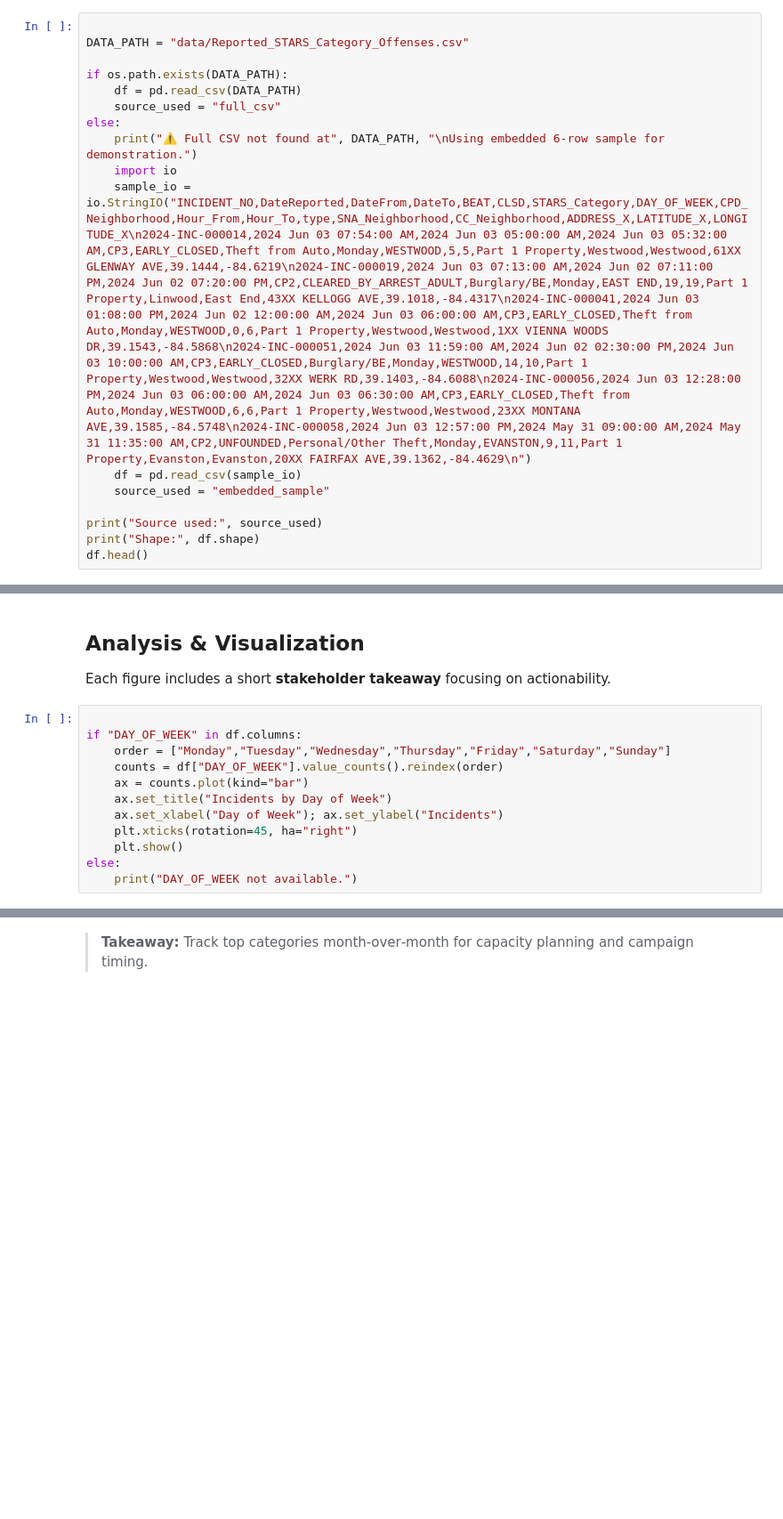
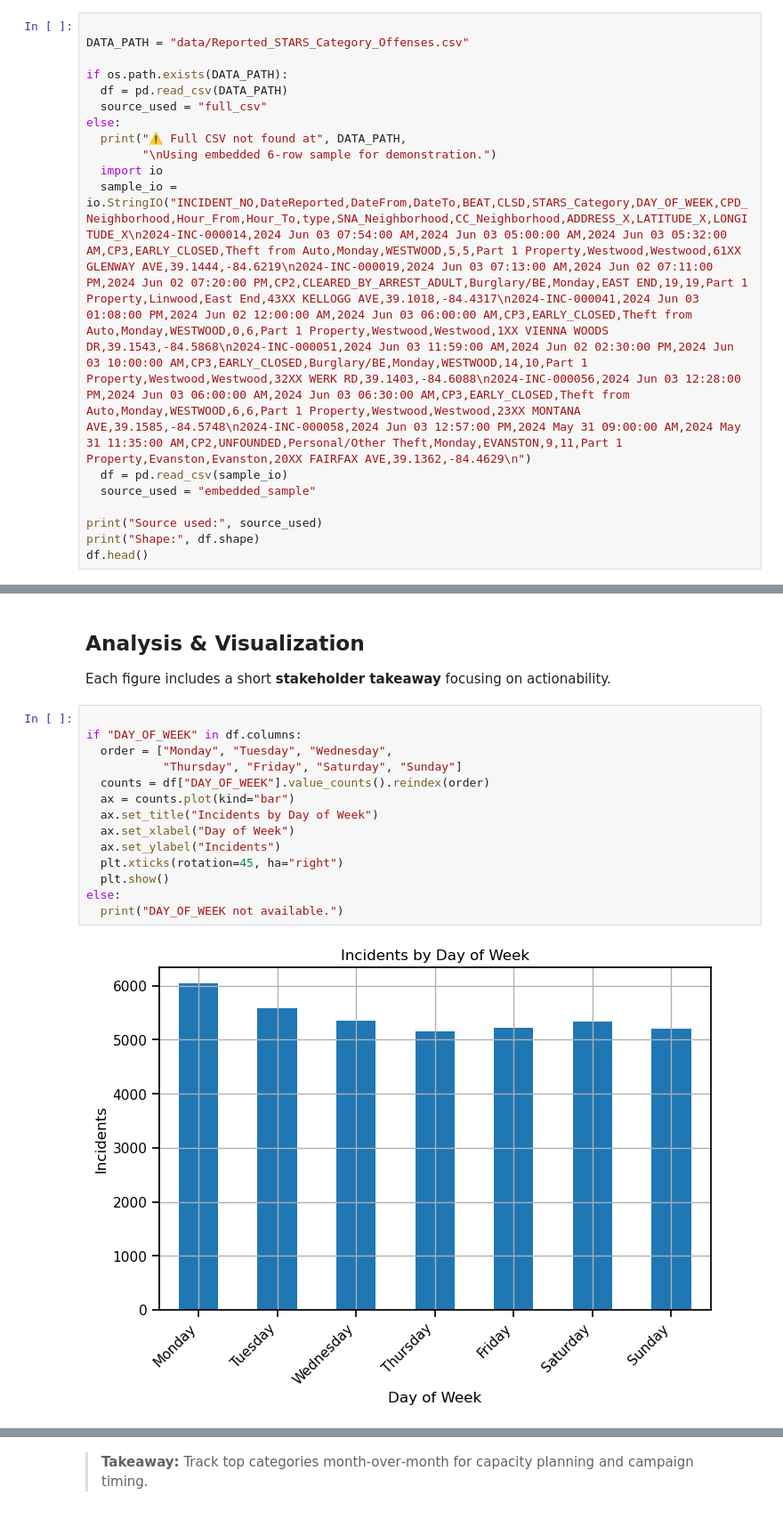
Before and after one commit to IT2053C-Gilany/final-project-sil6s, a Jupyter notebook: final-project.ipynb, the cells around one changed output, grey strips where cells are left out. Shown at 89% size. Saved outputs shown, nothing was run; the diff lists cells and outputs as text; blank space fills up the shorter version.

```diff
--- a/final-project.ipynb
+++ b/final-project.ipynb
@@ -100,14 +152,15 @@ For portability, this notebook includes a **tiny embedded sample** used only if
 DATA_PATH = "data/Reported_STARS_Category_Offenses.csv"
 
 if os.path.exists(DATA_PATH):
-    df = pd.read_csv(DATA_PATH)
-    source_used = "full_csv"
+  df = pd.read_csv(DATA_PATH)
+  source_used = "full_csv"
 else:
-    print("⚠️ Full CSV not found at", DATA_PATH, "\nUsing embedded 6‑row sample for demonstration.")
-    import io
-    sample_io = io.StringIO("INCIDENT_NO,DateReported,DateFrom,DateTo,BEAT,CLSD,STARS_Category,DAY_OF_WEEK,CPD_Neighborhood,Hour_From,Hour_To,type,SNA_Neighborhood,CC_Neighborhood,ADDRESS_X,LATITUDE_X,LONGITUDE_X\n2024-INC-000014,2024 Jun 03 07:54:00 AM,2024 Jun 03 05:00:00 AM,2024 Jun 03 05:32:00 AM,CP3,EARLY_CLOSED,Theft from Auto,Monday,WESTWOOD,5,5,Part 1 Property,Westwood,Westwood,61XX GLENWAY AVE,39.1444,-84.6219\n2024-INC-000019,2024 Jun 03 07:13:00 AM,2024 Jun 02 07:11:00 PM,2024 Jun 02 07:20:00 PM,CP2,CLEARED_BY_ARREST_ADULT,Burglary/BE,Monday,EAST END,19,19,Part 1 Property,Linwood,East End,43XX KELLOGG AVE,39.1018,-84.4317\n2024-INC-000041,2024 Jun 03 01:08:00 PM,2024 Jun 02 12:00:00 AM,2024 Jun 03 06:00:00 AM,CP3,EARLY_CLOSED,Theft from Auto,Monday,WESTWOOD,0,6,Part 1 Property,Westwood,Westwood,1XX VIENNA WOODS DR,39.1543,-84.5868\n2024-INC-000051,2024 Jun 03 11:59:00 AM,2024 Jun 02 02:30:00 PM,2024 Jun 03 10:00:00 AM,CP3,EARLY_CLOSED,Burglary/BE,Monday,WESTWOOD,14,10,Part 1 Property,Westwood,Westwood,32XX WERK RD,39.1403,-84.6088\n2024-INC-000056,2024 Jun 03 12:28:00 PM,2024 Jun 03 06:00:00 AM,2024 Jun 03 06:30:00 AM,CP3,EARLY_CLOSED,Theft from Auto,Monday,WESTWOOD,6,6,Part 1 Property,Westwood,Westwood,23XX MONTANA AVE,39.1585,-84.5748\n2024-INC-000058,2024 Jun 03 12:57:00 PM,2024 May 31 09:00:00 AM,2024 May 31 11:35:00 AM,CP2,UNFOUNDED,Personal/Other Theft,Monday,EVANSTON,9,11,Part 1 Property,Evanston,Evanston,20XX FAIRFAX AVE,39.1362,-84.4629\n")
-    df = pd.read_csv(sample_io)
-    source_used = "embedded_sample"
+  print("⚠️ Full CSV not found at", DATA_PATH,
+        "\nUsing embedded 6‑row sample for demonstration.")
+  import io
+  sample_io = io.StringIO("INCIDENT_NO,DateReported,DateFrom,DateTo,BEAT,CLSD,STARS_Category,DAY_OF_WEEK,CPD_Neighborhood,Hour_From,Hour_To,type,SNA_Neighborhood,CC_Neighborhood,ADDRESS_X,LATITUDE_X,LONGITUDE_X\n2024-INC-000014,2024 Jun 03 07:54:00 AM,2024 Jun 03 05:00:00 AM,2024 Jun 03 05:32:00 AM,CP3,EARLY_CLOSED,Theft from Auto,Monday,WESTWOOD,5,5,Part 1 Property,Westwood,Westwood,61XX GLENWAY AVE,39.1444,-84.6219\n2024-INC-000019,2024 Jun 03 07:13:00 AM,2024 Jun 02 07:11:00 PM,2024 Jun 02 07:20:00 PM,CP2,CLEARED_BY_ARREST_ADULT,Burglary/BE,Monday,EAST END,19,19,Part 1 Property,Linwood,East End,43XX KELLOGG AVE,39.1018,-84.4317\n2024-INC-000041,2024 Jun 03 01:08:00 PM,2024 Jun 02 12:00:00 AM,2024 Jun 03 06:00:00 AM,CP3,EARLY_CLOSED,Theft from Auto,Monday,WESTWOOD,0,6,Part 1 Property,Westwood,Westwood,1XX VIENNA WOODS DR,39.1543,-84.5868\n2024-INC-000051,2024 Jun 03 11:59:00 AM,2024 Jun 02 02:30:00 PM,2024 Jun 03 10:00:00 AM,CP3,EARLY_CLOSED,Burglary/BE,Monday,WESTWOOD,14,10,Part 1 Property,Westwood,Westwood,32XX WERK RD,39.1403,-84.6088\n2024-INC-000056,2024 Jun 03 12:28:00 PM,2024 Jun 03 06:00:00 AM,2024 Jun 03 06:30:00 AM,CP3,EARLY_CLOSED,Theft from Auto,Monday,WESTWOOD,6,6,Part 1 Property,Westwood,Westwood,23XX MONTANA AVE,39.1585,-84.5748\n2024-INC-000058,2024 Jun 03 12:57:00 PM,2024 May 31 09:00:00 AM,2024 May 31 11:35:00 AM,CP2,UNFOUNDED,Personal/Other Theft,Monday,EVANSTON,9,11,Part 1 Property,Evanston,Evanston,20XX FAIRFAX AVE,39.1362,-84.4629\n")
+  df = pd.read_csv(sample_io)
+  source_used = "embedded_sample"
 
 print("Source used:", source_used)
 print("Shape:", df.shape)
@@ -156,13 +254,17 @@ Each figure includes a short **stakeholder takeaway** focusing on actionability.
 # %%
 
 if "DAY_OF_WEEK" in df.columns:
-    order = ["Monday","Tuesday","Wednesday","Thursday","Friday","Saturday","Sunday"]
-    counts = df["DAY_OF_WEEK"].value_counts().reindex(order)
-    ax = counts.plot(kind="bar")
-    ax.set_title("Incidents by Day of Week")
-    ax.set_xlabel("Day of Week"); ax.set_ylabel("Incidents")
-    plt.xticks(rotation=45, ha="right")
-    plt.show()
+  order = ["Monday", "Tuesday", "Wednesday",
+           "Thursday", "Friday", "Saturday", "Sunday"]
+  counts = df["DAY_OF_WEEK"].value_counts().reindex(order)
+  ax = counts.plot(kind="bar")
+  ax.set_title("Incidents by Day of Week")
+  ax.set_xlabel("Day of Week")
+  ax.set_ylabel("Incidents")
+  plt.xticks(rotation=45, ha="right")
+  plt.show()
 else:
-    print("DAY_OF_WEEK not available.")
+  print("DAY_OF_WEEK not available.")
+# %% [output]
+[figure, added]
 # %% [markdown]
```
Also changed, not shown: parts of 26 cells of this notebook.
